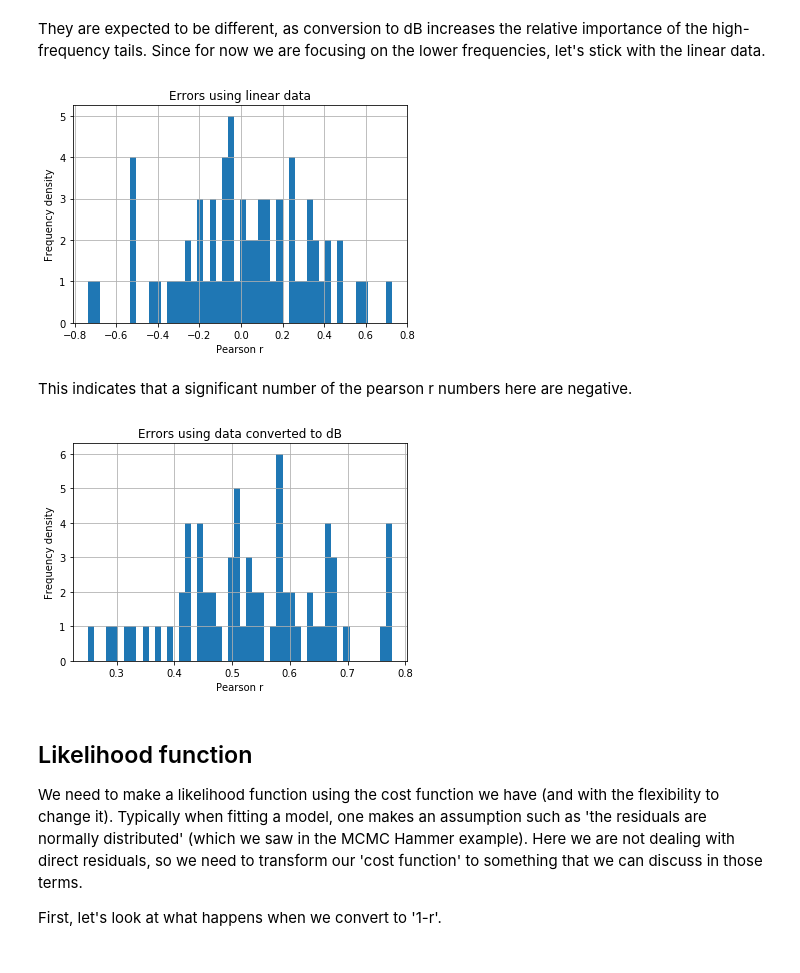
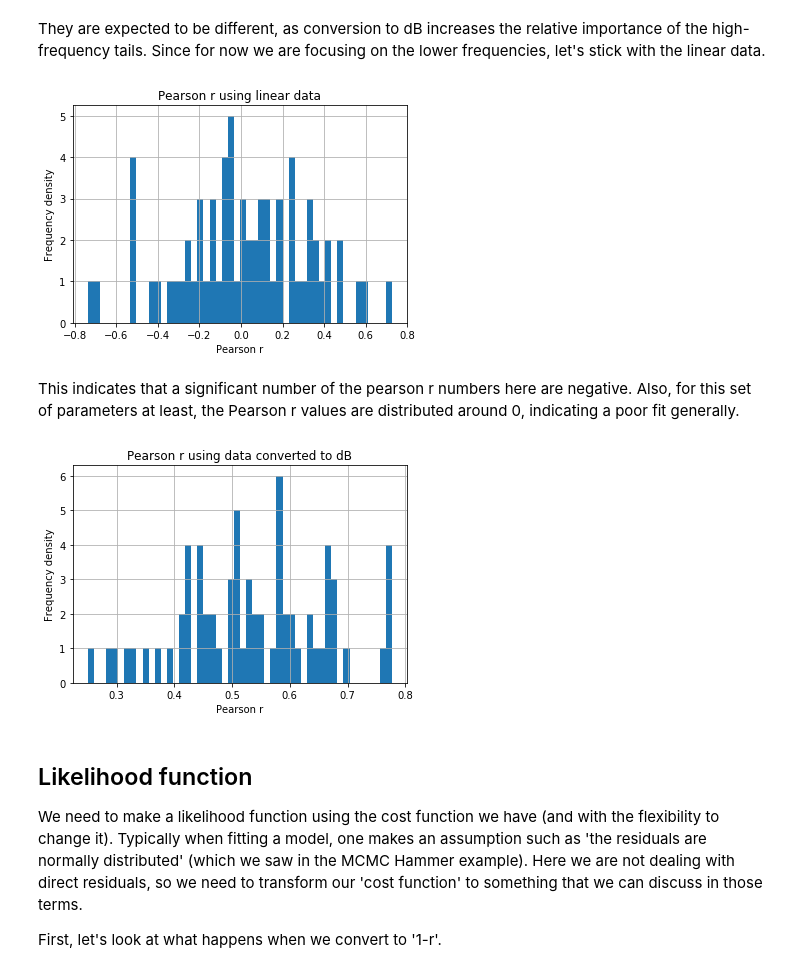
Before and after one commit to Raj-Lab-UCSF/spectrome, a Jupyter notebook: SCFC-spectral-python/SCFC/notebooks/New-filtered-data.ipynb, the cells around one changed output. Saved outputs shown, nothing was run; the diff lists cells and outputs as text; code cells hidden in the pictures.

Commit message:
processing new data that was pre-filtered

```diff
--- a/SCFC-spectral-python/SCFC/notebooks/New-filtered-data.ipynb
+++ b/SCFC-spectral-python/SCFC/notebooks/New-filtered-data.ipynb
@@ -183,16 +182,16 @@ They are expected to be different, as conversion to dB increases the relative im
 # %%
 fig4 = mpl.figure(num=5, figsize = (6,4))
 mpl.hist(list_of_errors, 50)
 
 mpl.grid(True)
 mpl.xlabel('Pearson r')
 mpl.ylabel('Frequency density')
-mpl.title('Errors using linear data')
+mpl.title('Pearson r using linear data')
 fig4.savefig("Pearsonr-patient1-lineardata", bbox_inches='tight')
 # %% [output]
-[figure, old version]
+[figure, new version]
 # %% [markdown]
-This indicates that a significant number of the pearson r numbers here are negative.
+This indicates that a significant number of the pearson r numbers here are negative. Also, for this set of parameters at least, the Pearson r values are distributed around 0, indicating a poor fit generally.
 # %%
 fig5 = mpl.figure(num=5, figsize = (6,4))
 mpl.hist(list_of_errors2, 50)
@@ -200,10 +199,10 @@ mpl.hist(list_of_errors2, 50)
 mpl.grid(True)
 mpl.xlabel('Pearson r')
 mpl.ylabel('Frequency density')
-mpl.title('Errors using data converted to dB')
+mpl.title('Pearson r using data converted to dB')
 fig5.savefig("Pearsonr-patient1-dBdata", bbox_inches='tight')
 # %% [output]
-[figure, old version]
+[figure, new version]
 # %% [markdown]
 ## Likelihood function
 
```
Also changed, not shown: parts of 32 cells of this notebook.
